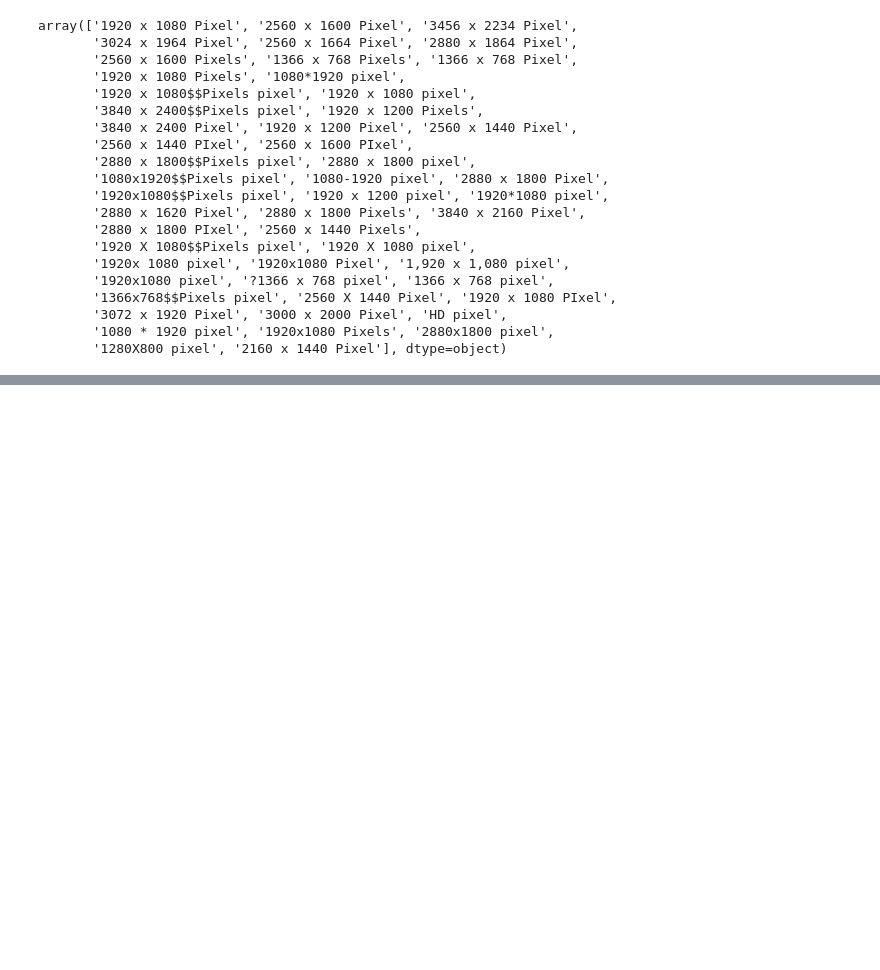
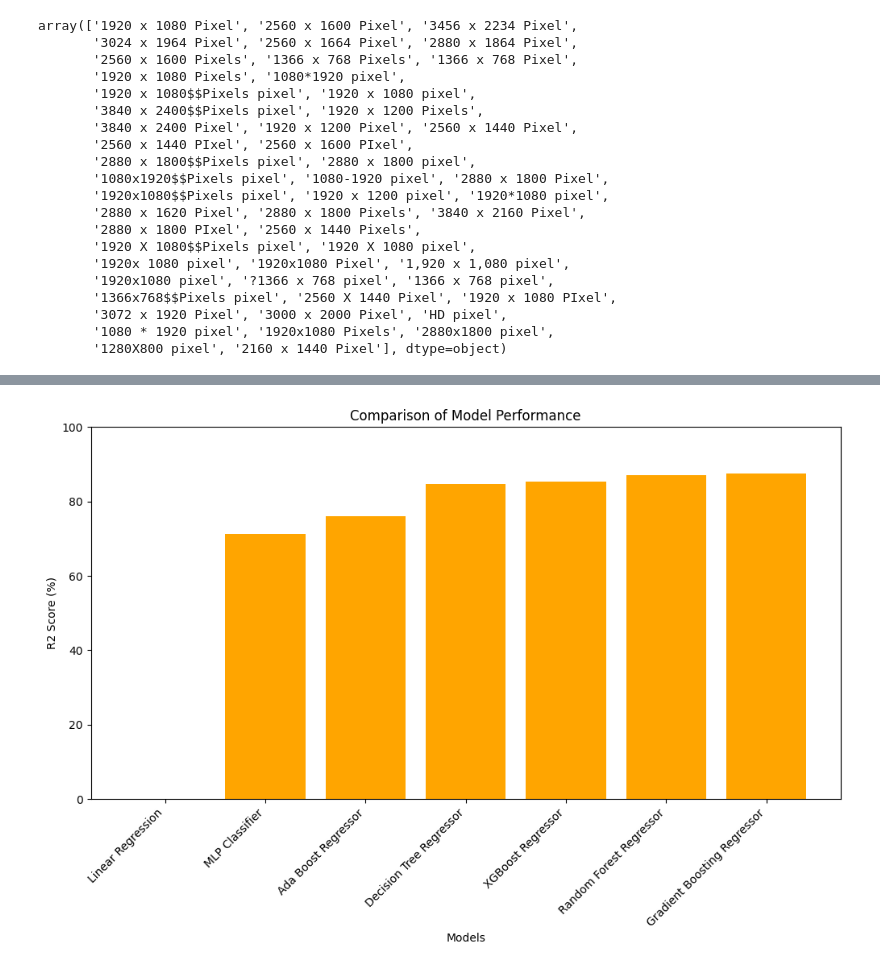
Before and after one commit to SvelaT/computer-predict, a Jupyter notebook: exercise2.ipynb, the cells around one changed output, grey strips where cells are left out. Saved outputs shown, nothing was run; the diff lists cells and outputs as text; code cells hidden in the pictures; blank space fills up the shorter version.

```diff
--- a/exercise2.ipynb
+++ b/exercise2.ipynb
@@ -197 +223,7 @@ new_df.head(5)
+# %%
+#Split target and features
+
+X = new_df.drop('Price',axis=1).to_numpy()
+
+y = new_df['Price'].to_numpy()
 # %%
@@ -214,6 +241,8 @@ regressors = {
     'Decision Tree Regressor': DecisionTreeRegressor(),
     'Random Forest Regressor': RandomForestRegressor(),
     'Gradient Boosting Regressor': GradientBoostingRegressor(),
+    'Ada Boost Regressor': AdaBoostRegressor(),
+    'MLP Classifier': MLPClassifier(hidden_layer_sizes=(200,),max_iter=1000),
     'XGBoost Regressor': xgb.XGBRegressor()
 }
 # %%
@@ -252,17 +299,13 @@ print(results)
 # %%
 # Visualization of the results
 plt.figure(figsize=(12, 6))
-splot = plt.bar(results['Model'], results['Mean Absolute Percentage Error'], color='skyblue')
+splot = plt.bar(results['Model'], 100*results['R^2 Score'], color='orange')
 plt.xlabel('Models')
-plt.ylabel('MAPE')
+plt.ylabel('R2 Score (%)')
 plt.title('Comparison of Model Performance')
 plt.xticks(rotation=45, ha="right")
-plt.ylim([0.0, 1.0])  # Assuming accuracy as the metric, limit is set to 1.0
+plt.ylim([0.0, 100.0])  # Assuming accuracy as the metric, limit is set to 1.0
 
-# Adding the text labels inside the bars
-for bar in splot:
-    plt.gca().text(bar.get_x() + bar.get_width() / 2, bar.get_height() - 0.1, f"{bar.get_height():.2%}",
-                 ha='center', color='black', fontsize=11)
-
-plt.tight_layout()
 plt.show()
+# %% [output]
+[figure, added]
```
Also changed, not shown: parts of 7 cells of this notebook.
